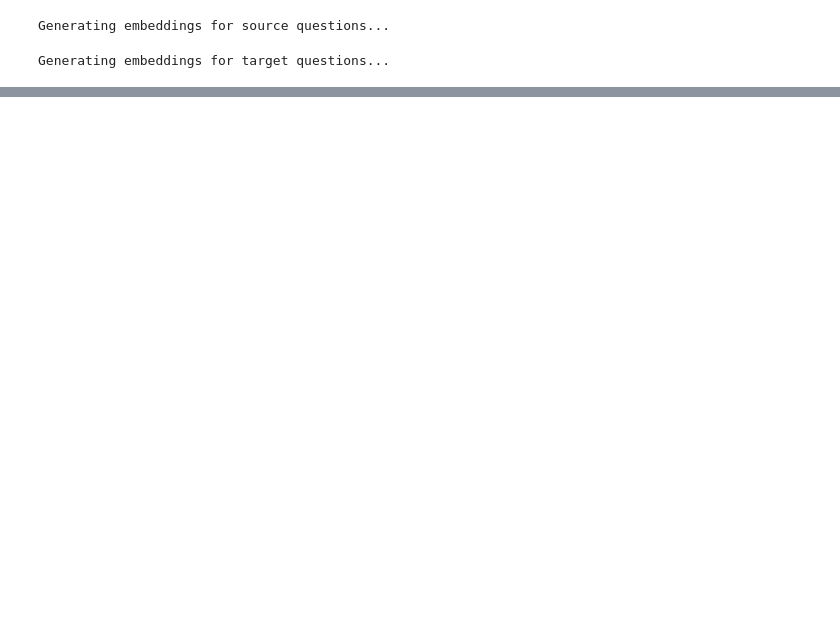
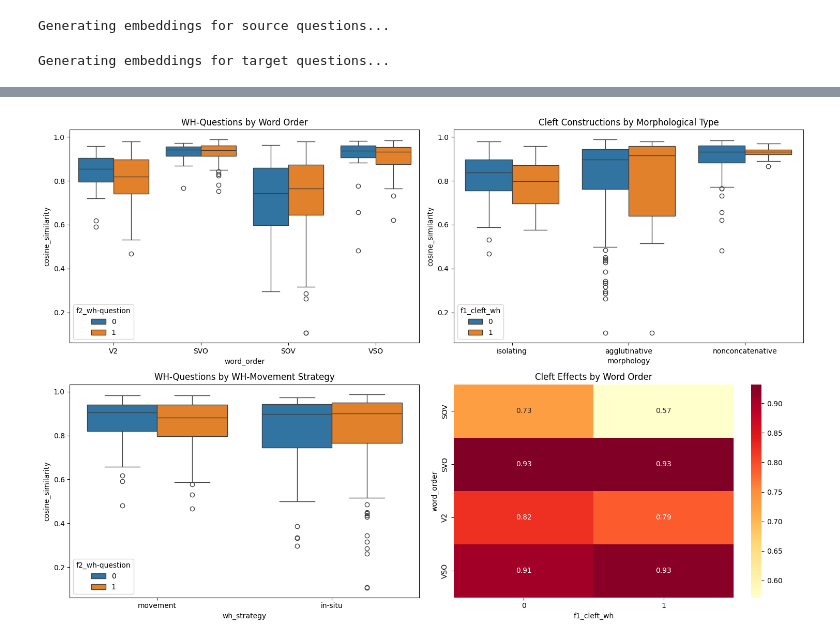
Before and after one commit to rokii3/llm-question-semantics, a Jupyter notebook: analysis_notebook.ipynb, the cells around one changed output, grey strips where cells are left out. Drawn from its saved outputs; the diff is of its cells as text; code cells hidden in the pictures; blank space fills up the shorter version.

```diff
--- a/analysis_notebook.ipynb
+++ b/analysis_notebook.ipynb
@@ -272,0 +137,2 @@ Pre-normalized: 0.160
+# %%
+data = pd.read_csv('questions_with_similarities_miniLM.csv')
@@ -272,0 +304,15 @@ Pre-normalized: 0.160
+# %%
+# + H8: Cleft constructions by language
+"""
+AF:Mean: 0.787 ± 0.116 Count: 12, ID:Mean: 0.932 ± 0.044 Count: 10,
+MR:Mean: 0.571 ± 0.267 Count: 6, AR:Mean: 0.925 ± 0.032 Count: 8
+
+"""
+
+print("\nH8: Cleft Constructions by Language")
+for lang in data['language'].unique():
+    cleft_lang = data[(data['language'] == lang) & (data['f1_cleft_wh'] == 1)]['cosine_similarity']
+    if len(cleft_lang) > 0:
+        print(f"\n{lang.upper()}:")
+        print(f"Mean: {cleft_lang.mean():.3f} ± {cleft_lang.std():.3f}")
+        print(f"Count: {len(cleft_lang)}")
@@ -272,0 +534,64 @@ Pre-normalized: 0.160
+# %%
+# word order analysis
+print("Analysis by word order:")
+for order in data['word_order'].unique():
+    order_data = data[data['word_order'] == order]
+    print(f"\n{order} languages:")
+
+    # Feature analysis for this word order type
+    for feat in [col for col in data.columns if col.startswith('f1_') or col.startswith('f2_')]:
+        feat_data = order_data[order_data[feat] == 1]['cosine_similarity']
+        if len(feat_data) > 0:
+            print(f"{feat}: mean={feat_data.mean():.3f}, std={feat_data.std():.3f}, n={len(feat_data)}")
+
+print("\nAnalysis by morphological type:")
+for morph in data['morphology'].unique():
+    morph_data = data[data['morphology'] == morph]
+    print(f"\n{morph} languages:")
+
+    # Complex feature combinations
+    wh_questions = morph_data[morph_data['f2_wh-question'] == 1]['cosine_similarity']
+    clefts = morph_data[morph_data['f1_cleft_wh'] == 1]['cosine_similarity']
+
+    print(f"WH questions: mean={wh_questions.mean():.3f}, std={wh_questions.std():.3f}")
+    print(f"Clefts: mean={clefts.mean():.3f}, std={clefts.std():.3f}")
+
+# Visualizations
+plt.figure(figsize=(15, 10))
+
+# Plot 1: Word order effects
+plt.subplot(2, 2, 1)
+sns.boxplot(data=data, x='word_order', y='cosine_similarity', hue='f2_wh-question')
+plt.title('WH-Questions by Word Order')
+
+# Plot 2: Morphological type effects
+plt.subplot(2, 2, 2)
+sns.boxplot(data=data, x='morphology', y='cosine_similarity', hue='f1_cleft_wh')
+plt.title('Cleft Constructions by Morphological Type')
+
+# Plot 3: WH-strategy effects
+plt.subplot(2, 2, 3)
+sns.boxplot(data=data, x='wh_strategy', y='cosine_similarity', hue='f2_wh-question')
+plt.title('WH-Questions by WH-Movement Strategy')
+
+# Plot 4: Feature interaction by typology
+plt.subplot(2, 2, 4)
+feature_type_means = data.groupby(['word_order', 'f1_cleft_wh'])['cosine_similarity'].mean().unstack()
+sns.heatmap(feature_type_means, annot=True, cmap='YlOrRd')
+plt.title('Cleft Effects by Word Order')
+
+plt.tight_layout()
+plt.show()
+
+# Statistical analysis
+print("\nStatistical tests:")
+# Test if word order affects similarity scores
+f_stat, p_val = stats.f_oneway(*[group['cosine_similarity'].values
+                                for name, group in data.groupby('word_order')])
+print(f"Word order effect on similarity: p={p_val:.4f}")
+
+# Test if morphological type affects similarity scores
+f_stat, p_val = stats.f_oneway(*[group['cosine_similarity'].values
+                                for name, group in data.groupby('morphology')])
+print(f"Morphological type effect on similarity: p={p_val:.4f}")
+# %% [output]
@@ -272,0 +615 @@ Pre-normalized: 0.160
+[figure, added]
```
Also changed, not shown: parts of 21 cells of this notebook, 15 other files.
